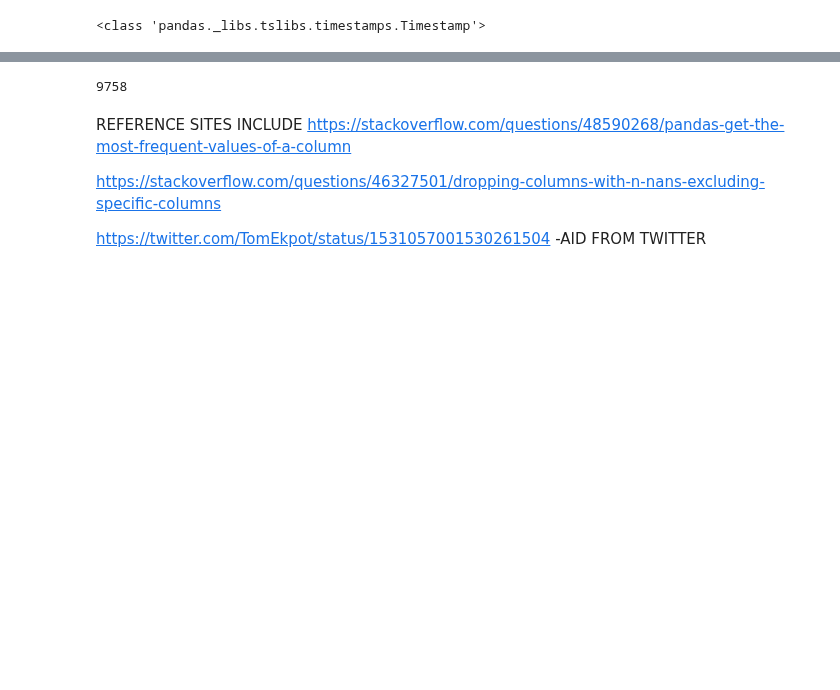
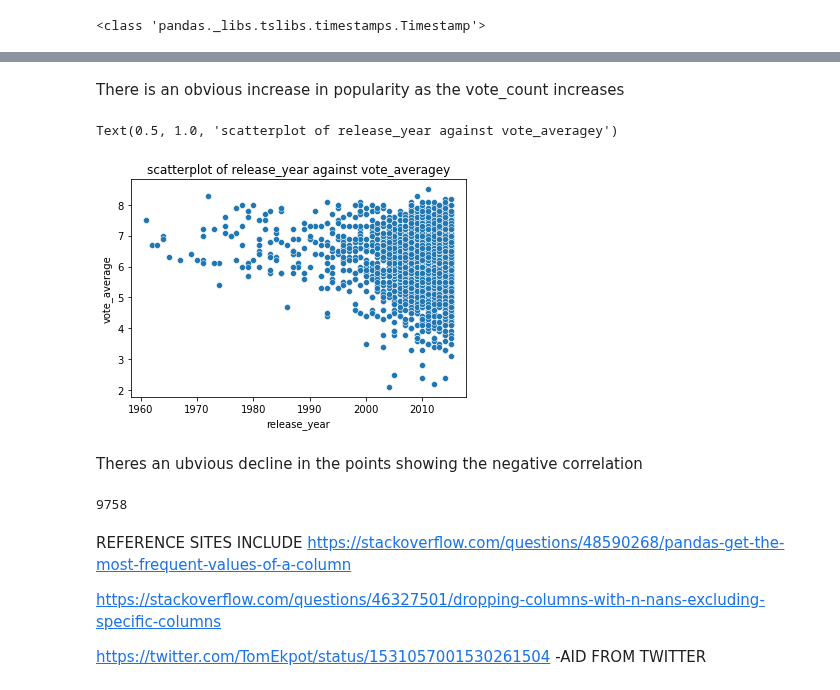
Before and after one commit to spongestm/udacity-project-1, a Jupyter notebook: UDACITY PROJECT 1.ipynb, the cells around one changed output, grey strips where cells are left out. Drawn from its saved outputs; the diff is of its cells as text; code cells hidden in the pictures; blank space fills up the shorter version.

```diff
--- a/UDACITY PROJECT 1.ipynb
+++ b/UDACITY PROJECT 1.ipynb
@@ -394,3 +419,14 @@ sns.heatmap(cor)
+# %% [markdown]
+There is an obvious increase in popularity as the vote_count increases
+# %%
+ab=plt.axes()
+sns.scatterplot(x='release_year',y='vote_average',data=df1)
+ab.set_title('scatterplot of release_year against vote_average')
+# %% [output]
+Text(0.5, 1.0, 'scatterplot of release_year against vote_averagey')
+[figure, added]
+# %% [markdown]
+Theres an ubvious decline in the points showing the negative correlation
 # %%
 cast.count()
 # %% [output]
```
Also changed, not shown: parts of 37 cells of this notebook.
